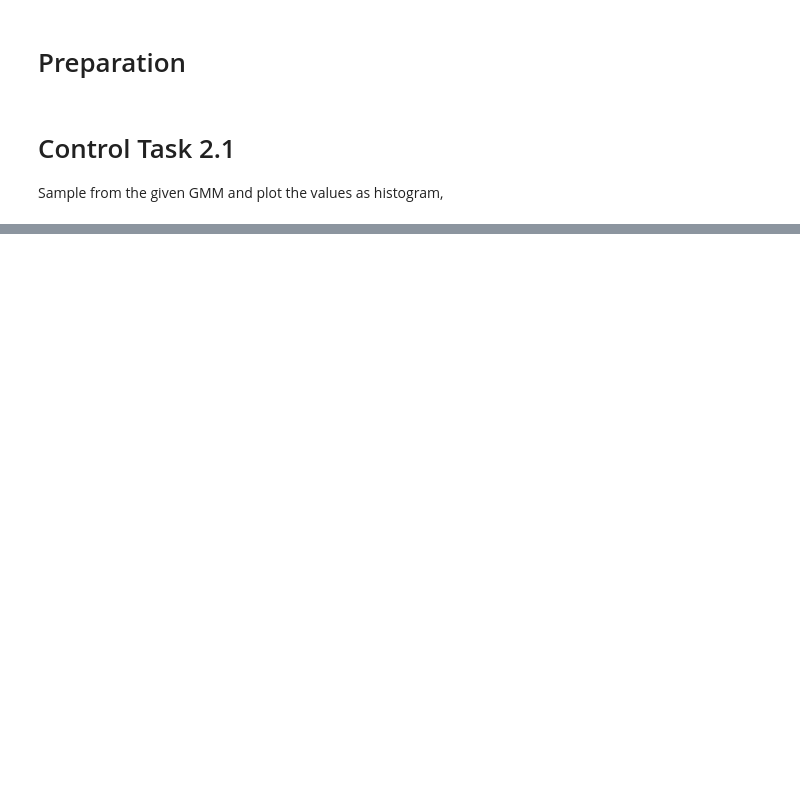
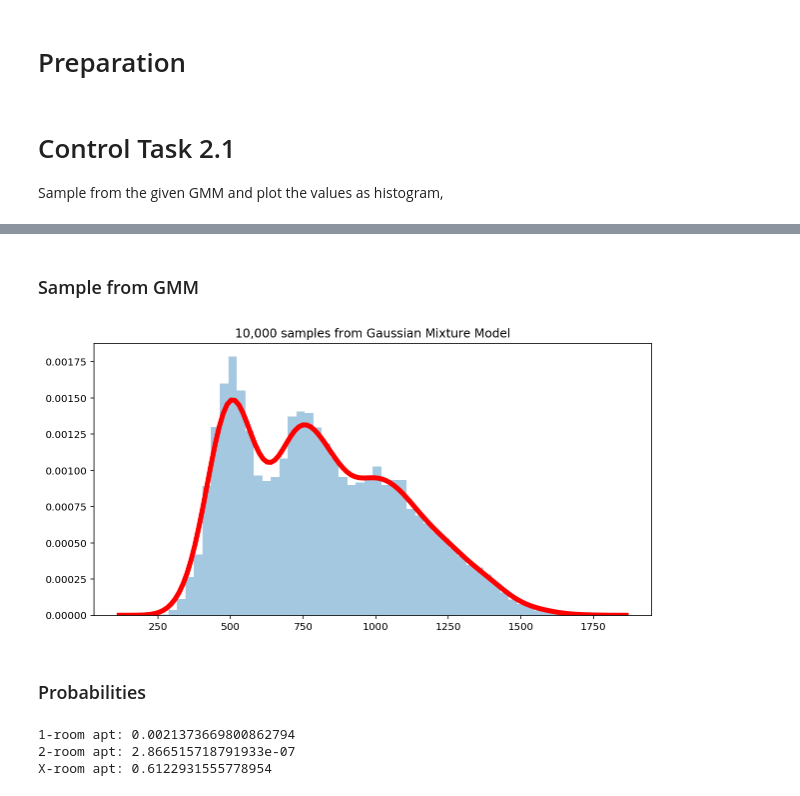
Before and after one commit to jgoerner/advanced-statistics, a Jupyter notebook: statistics/notebooks/Readingguide-2.ipynb, the cells around one changed output, grey strips where cells are left out. Cells and saved outputs as stored; diff of their text form; code cells hidden in the pictures; blank space fills up the shorter version.

```diff
--- a/statistics/notebooks/Readingguide-2.ipynb
+++ b/statistics/notebooks/Readingguide-2.ipynb
@@ -46,0 +97,38 @@ plt.savefig("./results/2-01-gmm-sample.png")
+# %% [markdown]
+### Sample from GMM
+# %%
+# %load src/2-02-4-appartments-sampling.py
+# Sample
+n_samples = 10000
+samples = np.empty(0)
+for pi, n in zip(pis, N):
+    samples = np.concatenate((samples, n.rvs(int(pi*n_samples))))
+
+# Evaluate
+sns.distplot(
+    samples,
+    bins=50,
+    kde_kws={"color":"red", "linewidth":5})
+plt.title("10,000 samples from Gaussian Mixture Model")
+plt.savefig("./results/2-02-3-sample-with-mixed-distribution.png")
+# %% [output]
+[figure, added]
+# %% [markdown]
+### Probabilities
+# %%
+# %load src/2-02-5-apparments-probabilities.py
+# 1-zimmer whg, preis < 300
+print("1-room apt: {}".format(norm.cdf(x=300, loc=500, scale=70)))
+
+# 2-zimmer whg, preis < 300
+print("2-room apt: {}".format(norm.cdf(x=300, loc=750, scale=90)))
+
+# x-zimmer whg, preis > 700
+CDF = 0.0
+for pi, n in zip(pis, N):
+    CDF += pi * n.cdf(700)
+print("X-room apt: {}".format(1-CDF))
+# %% [output]
+1-room apt: 0.0021373669800862794
+2-room apt: 2.866515718791933e-07
+X-room apt: 0.6122931555778954
```
Also changed, not shown: parts of 7 cells of this notebook, 9 other files.
